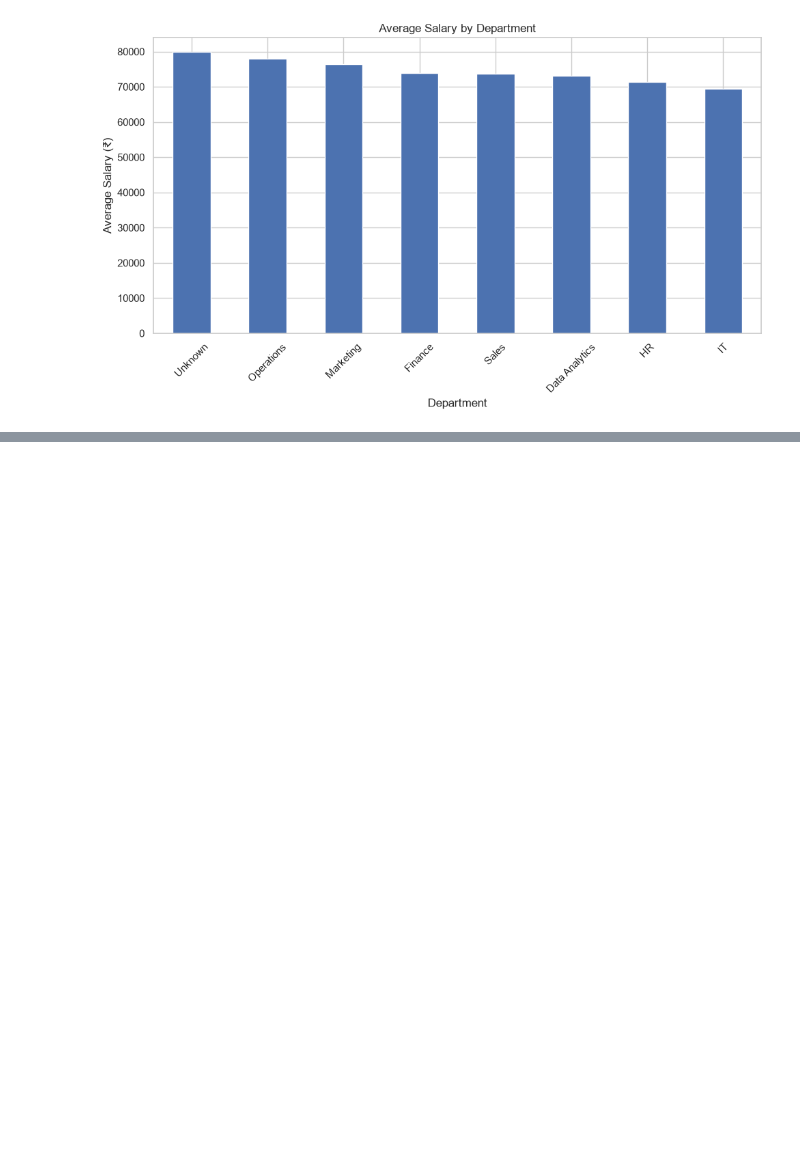
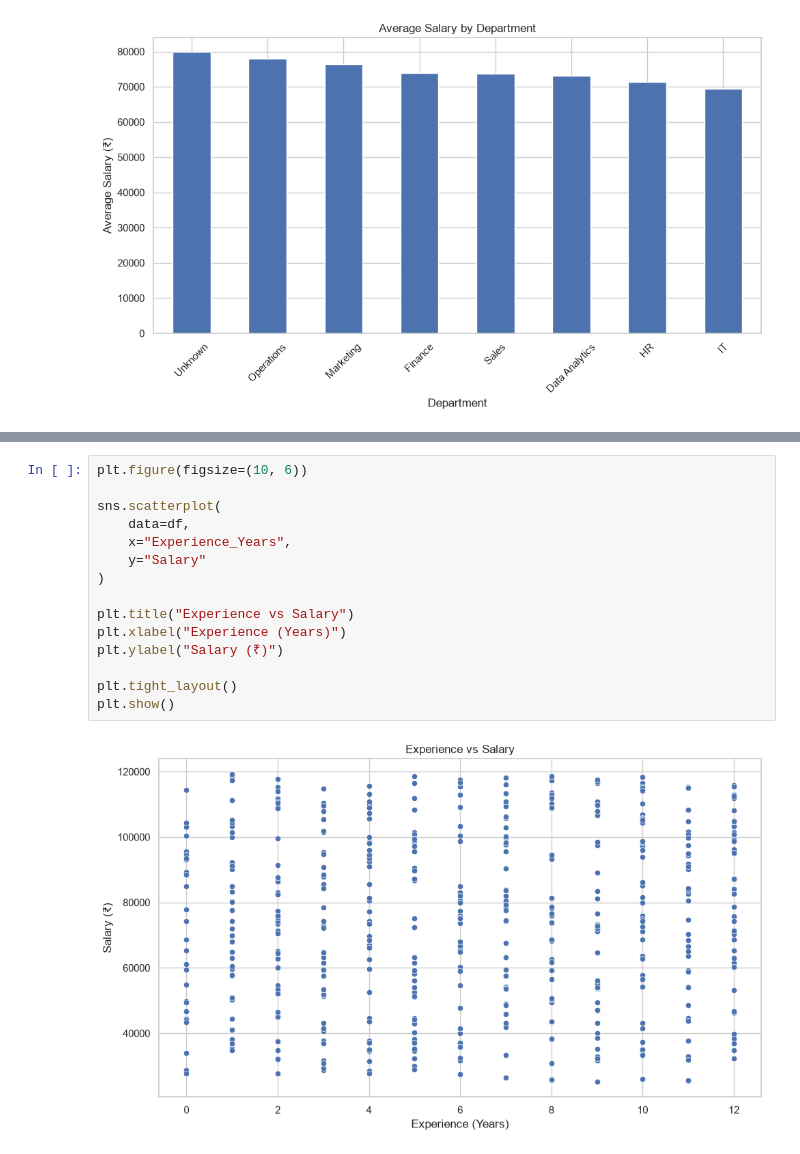
Before and after one commit to NupurDimri/CODSOFT_TASKSNO, a Jupyter notebook: Task 3/Task3_Data_Visualization.ipynb, the cells around one changed output, grey strips where cells are left out. Drawn from its saved outputs; the diff is of its cells as text; blank space fills up the shorter version.

```diff
--- a/Task 3/Task3_Data_Visualization.ipynb
+++ b/Task 3/Task3_Data_Visualization.ipynb
@@ -137,0 +197,17 @@ plt.show()
+# %%
+plt.figure(figsize=(10, 6))
+
+sns.scatterplot(
+    data=df,
+    x="Experience_Years",
+    y="Salary"
+)
+
+plt.title("Experience vs Salary")
+plt.xlabel("Experience (Years)")
+plt.ylabel("Salary (₹)")
+
+plt.tight_layout()
+plt.show()
+# %% [output]
+[figure, added]
```
Also changed, not shown: parts of 5 cells of this notebook.
